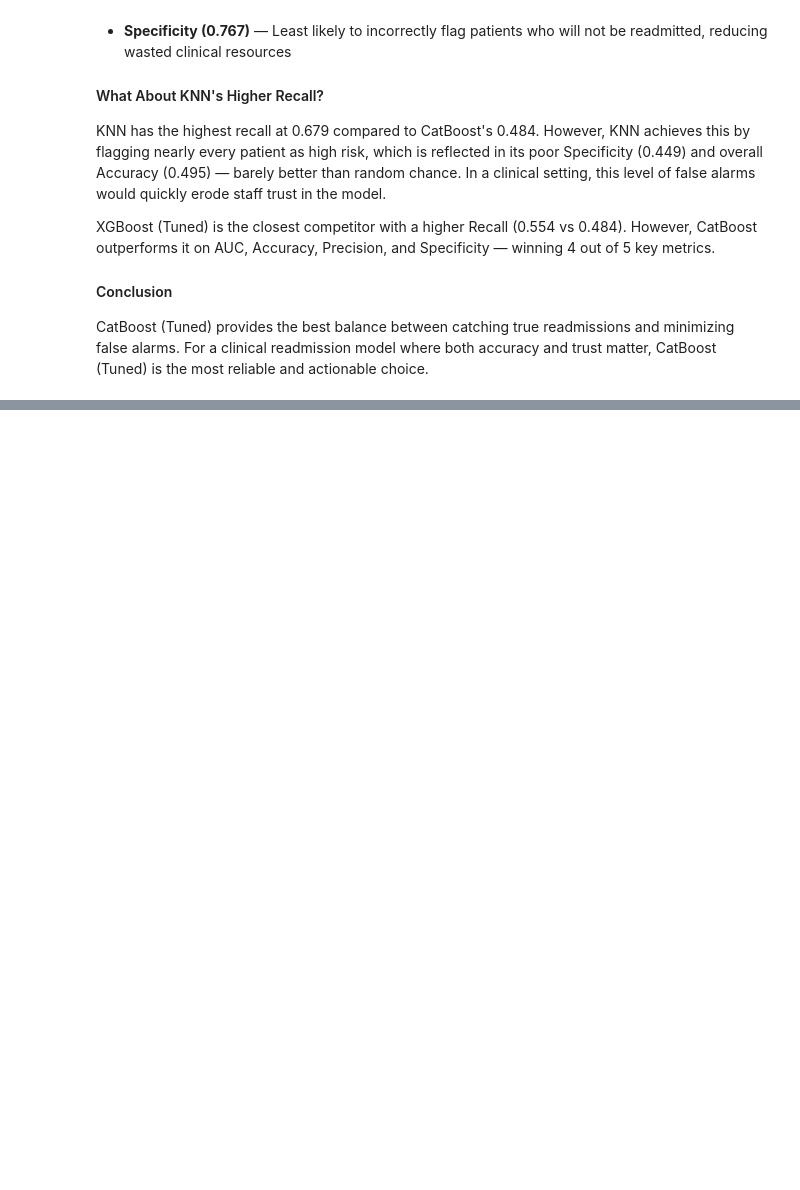
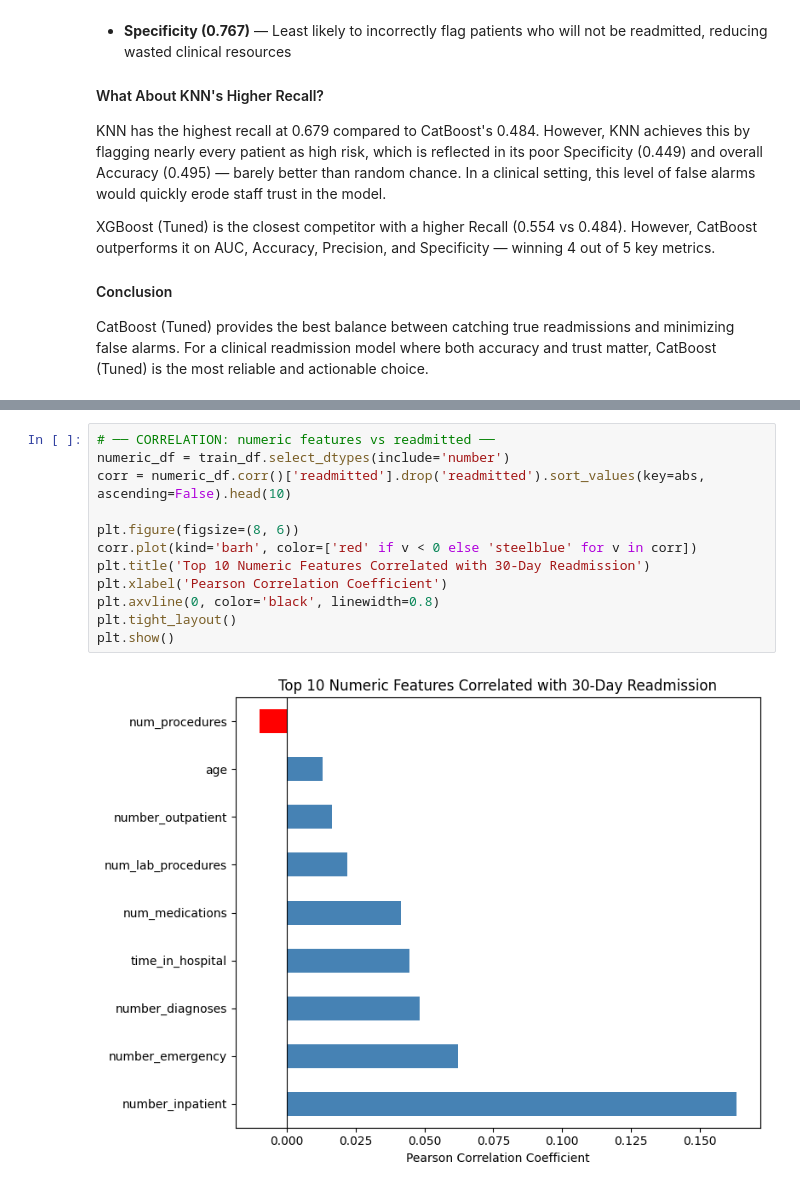
Before and after one commit to xiaohongchen01/diabetes_readmission_prediction, a Jupyter notebook: df_with_payer_models.ipynb, the cells around one changed output, grey strips where cells are left out. Cells and saved outputs as stored; diff of their text form; blank space fills up the shorter version.

```diff
--- a/df_with_payer_models.ipynb
+++ b/df_with_payer_models.ipynb
@@ -745,0 +798,14 @@ CatBoost (Tuned) is the most reliable and actionable choice.
+# %%
+# ── CORRELATION: numeric features vs readmitted ──
+numeric_df = train_df.select_dtypes(include='number')
+corr = numeric_df.corr()['readmitted'].drop('readmitted').sort_values(key=abs, ascending=False).head(10)
+
+plt.figure(figsize=(8, 6))
+corr.plot(kind='barh', color=['red' if v < 0 else 'steelblue' for v in corr])
+plt.title('Top 10 Numeric Features Correlated with 30-Day Readmission')
+plt.xlabel('Pearson Correlation Coefficient')
+plt.axvline(0, color='black', linewidth=0.8)
+plt.tight_layout()
+plt.show()
+# %% [output]
+[figure, added]
```
Also changed, not shown: parts of 24 cells of this notebook, 3 other files.
